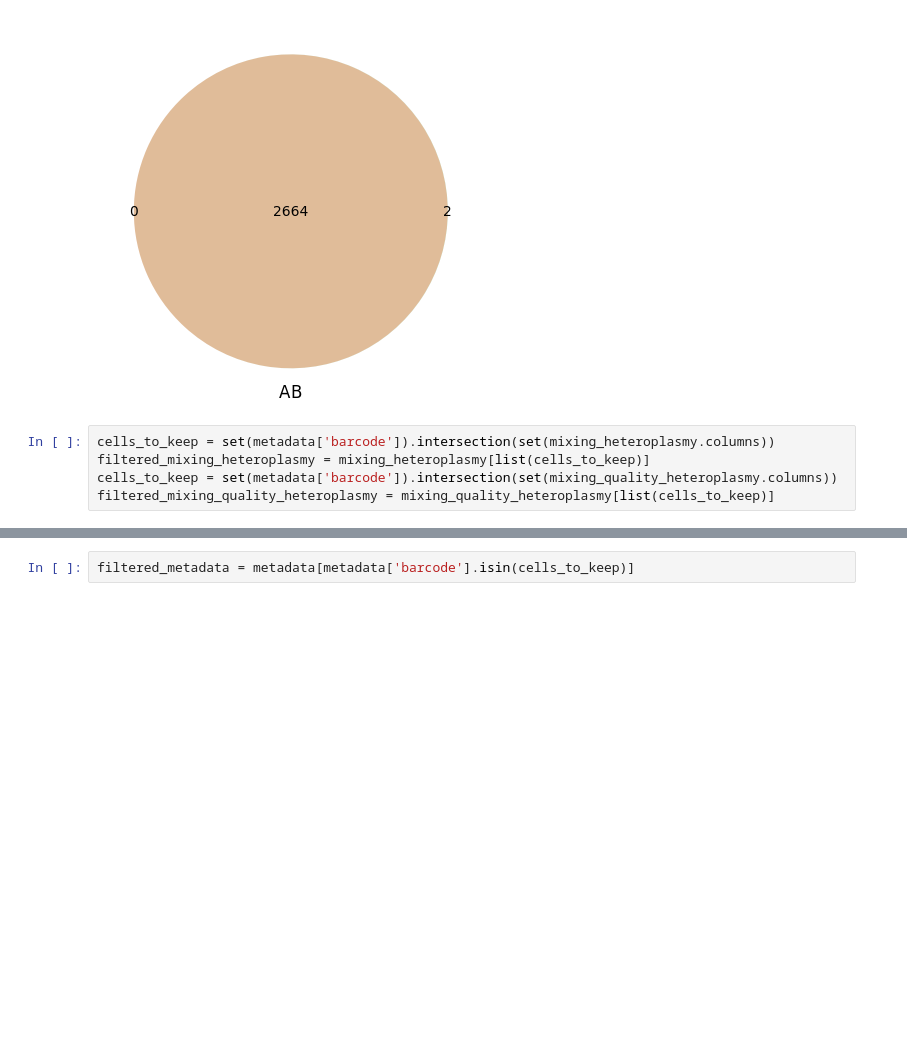
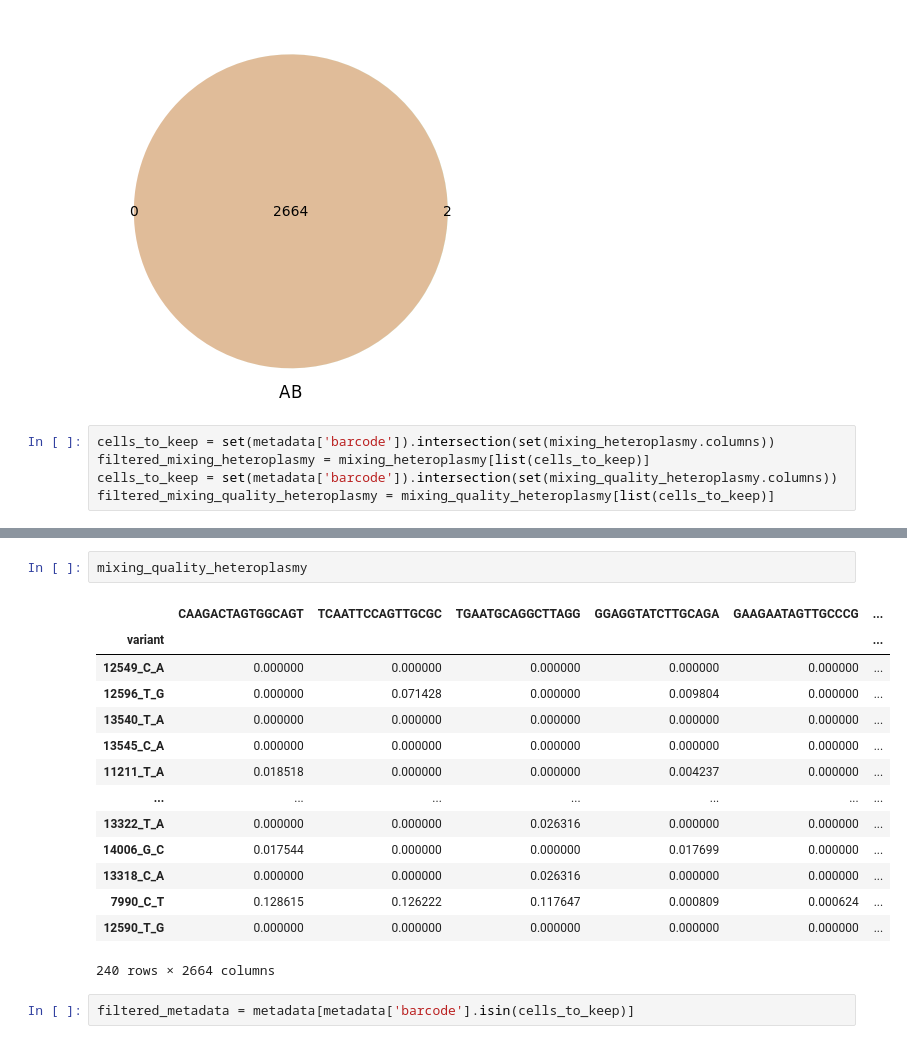
Before and after one commit to jonlevi/smack_notebooks, a Jupyter notebook: maester/maester_analysis.ipynb, the cells around one changed output, grey strips where cells are left out. Saved outputs shown, nothing was run; the diff lists cells and outputs as text; blank space fills up the shorter version.

```diff
--- a/maester/maester_analysis.ipynb
+++ b/maester/maester_analysis.ipynb
@@ -54,3 +70,20 @@ filtered_mixing_quality_heteroplasmy = mixing_quality_heteroplasmy[list(cells_to
+# %%
+mixing_quality_heteroplasmy
+# %% [output]
+|  | CAAGACTAGTGGCAGT | TCAATTCCAGTTGCGC | TGAATGCAGGCTTAGG | GGAGGTATCTTGCAGA | GAAGAATAGTTGCCCG | ... |
+| variant |  |  |  |  |  | ... |
+| 12549_C_A | 0.000000 | 0.000000 | 0.000000 | 0.000000 | 0.000000 | ... |
+| 12596_T_G | 0.000000 | 0.071428 | 0.000000 | 0.009804 | 0.000000 | ... |
+| 13540_T_A | 0.000000 | 0.000000 | 0.000000 | 0.000000 | 0.000000 | ... |
+| 13545_C_A | 0.000000 | 0.000000 | 0.000000 | 0.000000 | 0.000000 | ... |
+| 11211_T_A | 0.018518 | 0.000000 | 0.000000 | 0.004237 | 0.000000 | ... |
+| ... | ... | ... | ... | ... | ... | ... |
+| 13322_T_A | 0.000000 | 0.000000 | 0.026316 | 0.000000 | 0.000000 | ... |
+| 14006_G_C | 0.017544 | 0.000000 | 0.000000 | 0.017699 | 0.000000 | ... |
+| 13318_C_A | 0.000000 | 0.000000 | 0.026316 | 0.000000 | 0.000000 | ... |
+| 7990_C_T | 0.128615 | 0.126222 | 0.117647 | 0.000809 | 0.000624 | ... |
+| 12590_T_G | 0.000000 | 0.000000 | 0.000000 | 0.000000 | 0.000000 | ... |
+240 rows × 2664 columns
 # %%
 filtered_metadata = metadata[metadata['barcode'].isin(cells_to_keep)]
 # %%
```
Also changed, not shown: parts of 6 cells of this notebook, 1 other file.
